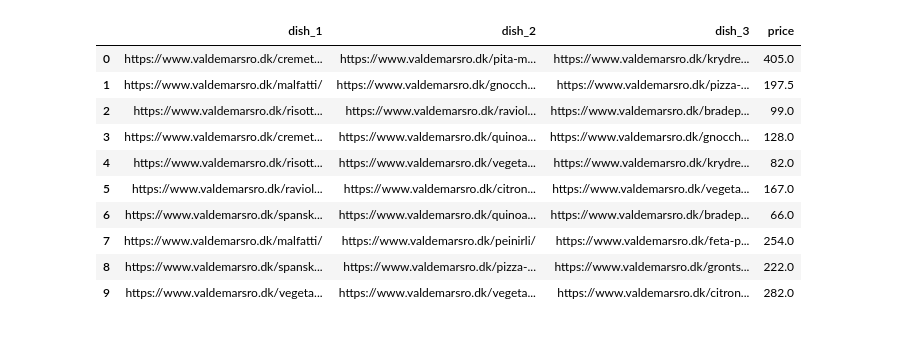
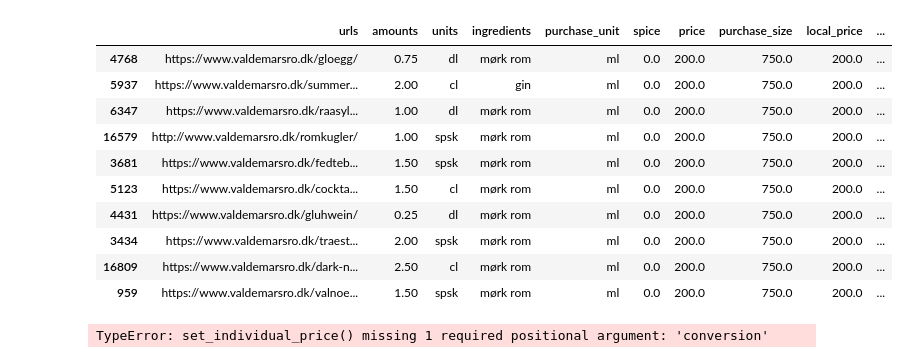
Before and after one commit to Norris36/paideia, a Jupyter notebook: meal_prep/meal_calculation.ipynb, the cells around one changed output. Cells and saved outputs as stored; diff of their text form; code cells hidden in the pictures.

```diff
--- a/meal_prep/meal_calculation.ipynb
+++ b/meal_prep/meal_calculation.ipynb
@@ -8,6 +37,7 @@ from bs4 import BeautifulSoup
 # %%
-recipes = pd.read_csv('recipes_3.csv')
-ingredients_df = pd.read_csv('ingredient_df.csv')
-pantry = pd.read_csv('pantry_2.csv')
+recipes = pd.read_csv('recipes.csv')
+ingredients_df = pd.read_csv('ingredients_df.csv')
+pantry = pd.read_csv('pantry.csv')
 # lets go to the download folder and import the ingredients_3.csv file
 conversion = pd.read_csv('conversion.csv')
+fridge = pd.read_csv('fridge.csv')
@@ -437,14 +117,30 @@ calculate_cost_of_urls(local_urls)
-# %%
-history
-# %% [output]
-|  | dish_1 | dish_2 | dish_3 | price |
-| 0 | https://www.valdemarsro.dk/cremet... | https://www.valdemarsro.dk/pita-m... | https://www.valdemarsro.dk/krydre... | 405.0 |
-| 1 | https://www.valdemarsro.dk/malfatti/ | https://www.valdemarsro.dk/gnocch... | https://www.valdemarsro.dk/pizza-... | 197.5 |
-| 2 | https://www.valdemarsro.dk/risott... | https://www.valdemarsro.dk/raviol... | https://www.valdemarsro.dk/bradep... | 99.0 |
-| 3 | https://www.valdemarsro.dk/cremet... | https://www.valdemarsro.dk/quinoa... | https://www.valdemarsro.dk/gnocch... | 128.0 |
-| 4 | https://www.valdemarsro.dk/risott... | https://www.valdemarsro.dk/vegeta... | https://www.valdemarsro.dk/krydre... | 82.0 |
-| 5 | https://www.valdemarsro.dk/raviol... | https://www.valdemarsro.dk/citron... | https://www.valdemarsro.dk/vegeta... | 167.0 |
-| 6 | https://www.valdemarsro.dk/spansk... | https://www.valdemarsro.dk/quinoa... | https://www.valdemarsro.dk/bradep... | 66.0 |
-| 7 | https://www.valdemarsro.dk/malfatti/ | https://www.valdemarsro.dk/peinirli/ | https://www.valdemarsro.dk/feta-p... | 254.0 |
-| 8 | https://www.valdemarsro.dk/spansk... | https://www.valdemarsro.dk/pizza-... | https://www.valdemarsro.dk/gronts... | 222.0 |
-| 9 | https://www.valdemarsro.dk/vegeta... | https://www.valdemarsro.dk/vegeta... | https://www.valdemarsro.dk/citron... | 282.0 |
+# %%
+# now we need to update the values in the pantry dataframe
+# so we need to iterate through the ingredients_df and for each ingredient, we need to find the matching ingredient in the pantry dataframe
+# and then overwrite the values in the pantry dataframe with the values in the ingredients_df dataframe
+
+for ingredient in ingredients_df.ingredients.unique():
+    # print(ingredient)
+    # print(ingredients_df[ingredients_df.ingredients == ingredient].local_price.values[0])
+    pantry.loc[pantry.ingredients == ingredient, 'local_price'] = ingredients_df[ingredients_df.ingredients == ingredient].price.values[0]
+    pantry.loc[pantry.ingredients == ingredient, 'purchase_size'] = ingredients_df[ingredients_df.ingredients == ingredient].purchase_size.values[0]
+    pantry.loc[pantry.ingredients == ingredient, 'purchase_unit'] = ingredients_df[ingredients_df.ingredients == ingredient].purchase_unit.values[0]
+# %%
+pantry.sort_values(by = 'local_price', ascending=False).head(10)
+# %% [output]
+|  | urls | amounts | units | ingredients | purchase_unit | spice | price | purchase_size | local_price | ... |
+| 4768 | https://www.valdemarsro.dk/gloegg/ | 0.75 | dl | mørk rom | ml | 0.0 | 200.0 | 750.0 | 200.0 | ... |
+| 5937 | https://www.valdemarsro.dk/summer... | 2.00 | cl | gin | ml | 0.0 | 200.0 | 750.0 | 200.0 | ... |
+| 6347 | https://www.valdemarsro.dk/raasyl... | 1.00 | dl | mørk rom | ml | 0.0 | 200.0 | 750.0 | 200.0 | ... |
+| 16579 | http://www.valdemarsro.dk/romkugler/ | 1.00 | spsk | mørk rom | ml | 0.0 | 200.0 | 750.0 | 200.0 | ... |
+| 3681 | https://www.valdemarsro.dk/fedteb... | 1.50 | spsk | mørk rom | ml | 0.0 | 200.0 | 750.0 | 200.0 | ... |
+| 5123 | https://www.valdemarsro.dk/cockta... | 1.50 | cl | mørk rom | ml | 0.0 | 200.0 | 750.0 | 200.0 | ... |
+| 4431 | https://www.valdemarsro.dk/gluhwein/ | 0.25 | dl | mørk rom | ml | 0.0 | 200.0 | 750.0 | 200.0 | ... |
+| 3434 | https://www.valdemarsro.dk/traest... | 2.00 | spsk | mørk rom | ml | 0.0 | 200.0 | 750.0 | 200.0 | ... |
+| 16809 | https://www.valdemarsro.dk/dark-n... | 2.50 | cl | mørk rom | ml | 0.0 | 200.0 | 750.0 | 200.0 | ... |
+| 959 | https://www.valdemarsro.dk/valnoe... | 1.50 | spsk | mørk rom | ml | 0.0 | 200.0 | 750.0 | 200.0 | ... |
+# %%
+
+pantry['local_price'] = pantry.apply(set_individual_price, axis=1)
+# %% [output]
+TypeError: set_individual_price() missing 1 required positional argument: 'conversion'
```
Also changed, not shown: parts of 45 cells of this notebook, 15 other files.
